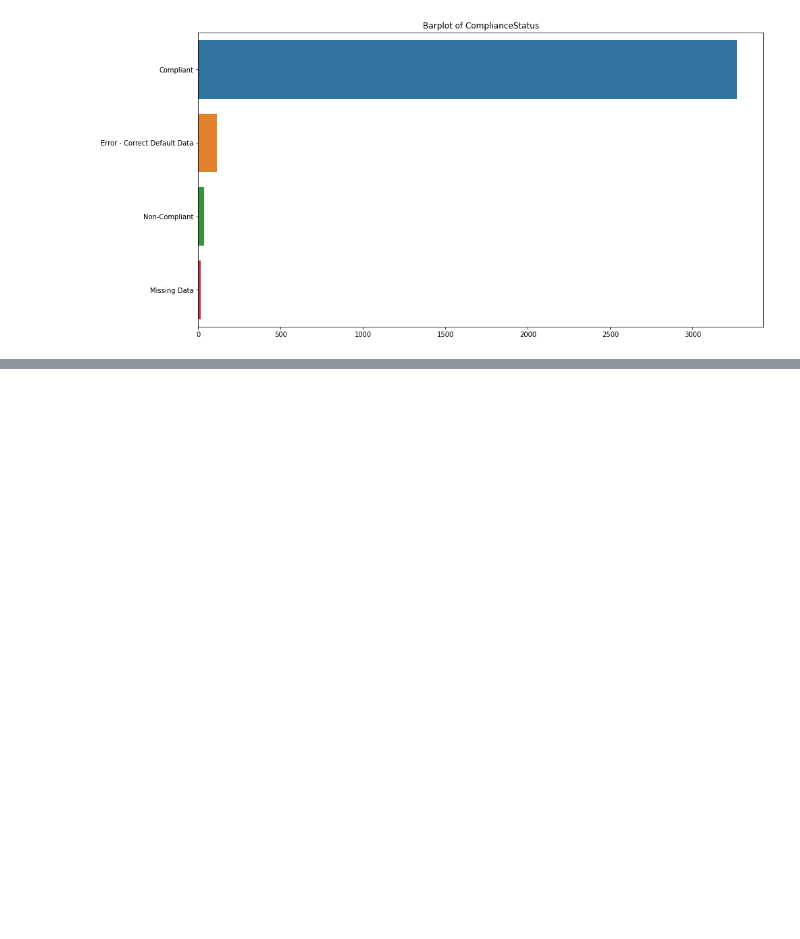
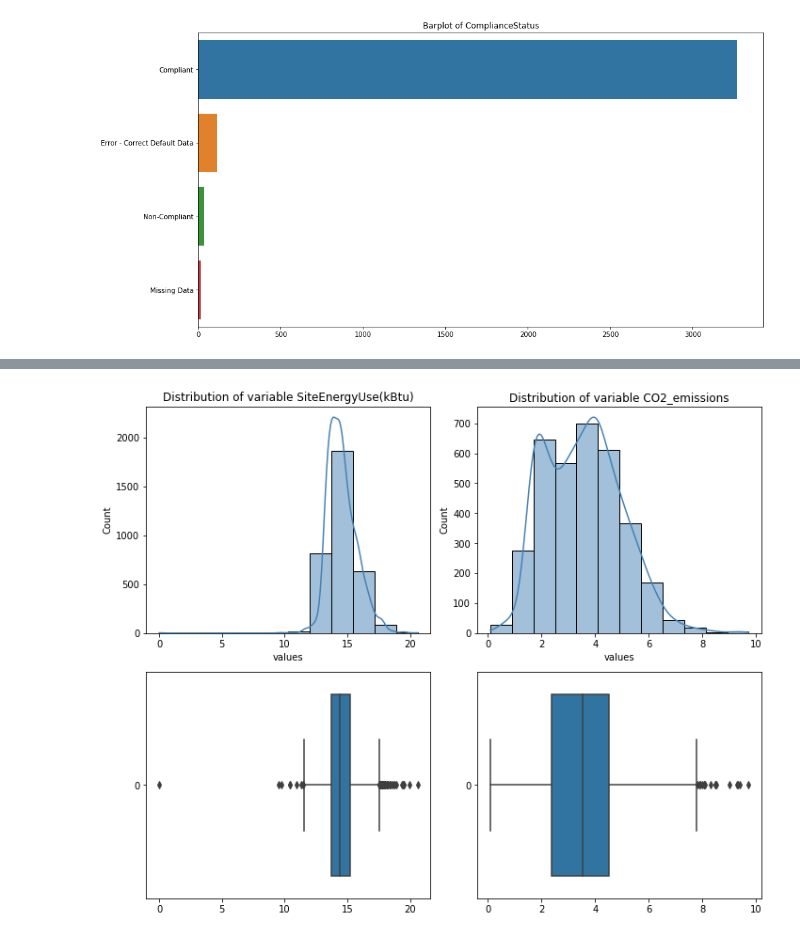
Before and after one commit to ClaireGayral/formation_openclassroom, a Jupyter notebook: P3_gayral_claire/preprocess.ipynb, the cells around one changed output, grey strips where cells are left out. Cells and saved outputs as stored; diff of their text form; code cells hidden in the pictures; blank space fills up the shorter version.

```diff
--- a/P3_gayral_claire/preprocess.ipynb
+++ b/P3_gayral_claire/preprocess.ipynb
@@ -704,0 +666,8 @@ for colname in cat_training_var:
+# %%
+Y_log = np.log(data[["SiteEnergyUse(kBtu)","CO2_emissions"]]+1)
+univariate_analysis.plot_multi_hist_and_boxplot(Y_log,nb_fig_in_line=2,figsize=(10,8))
+plt.show()
+
+dict_log = {var: True for var in num_output_var}
+# %% [output]
+[figure, added]
```
Also changed, not shown: parts of 45 cells of this notebook, 2 other files.
